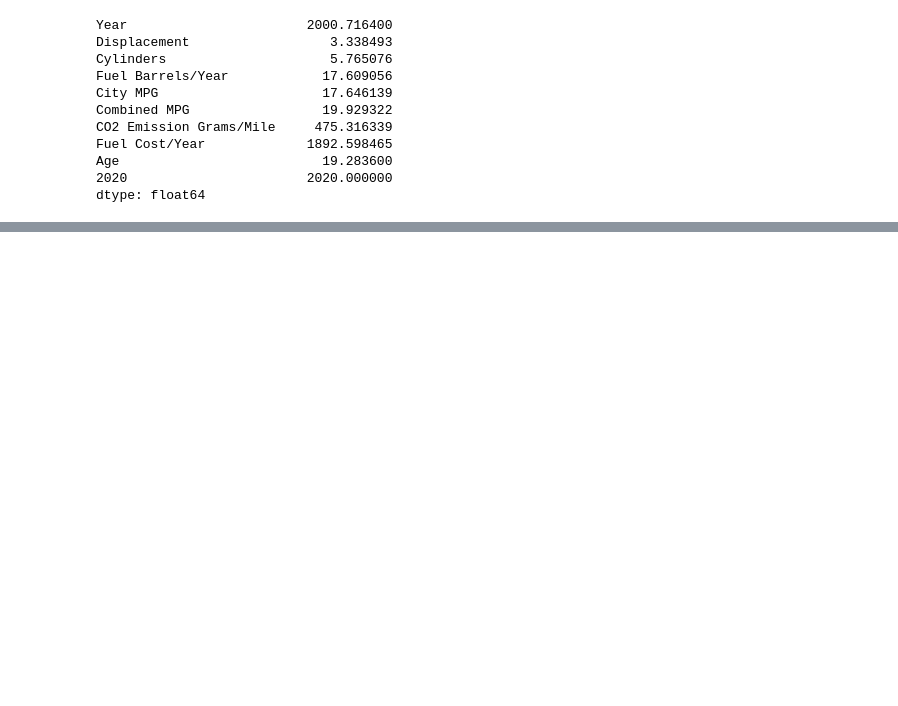
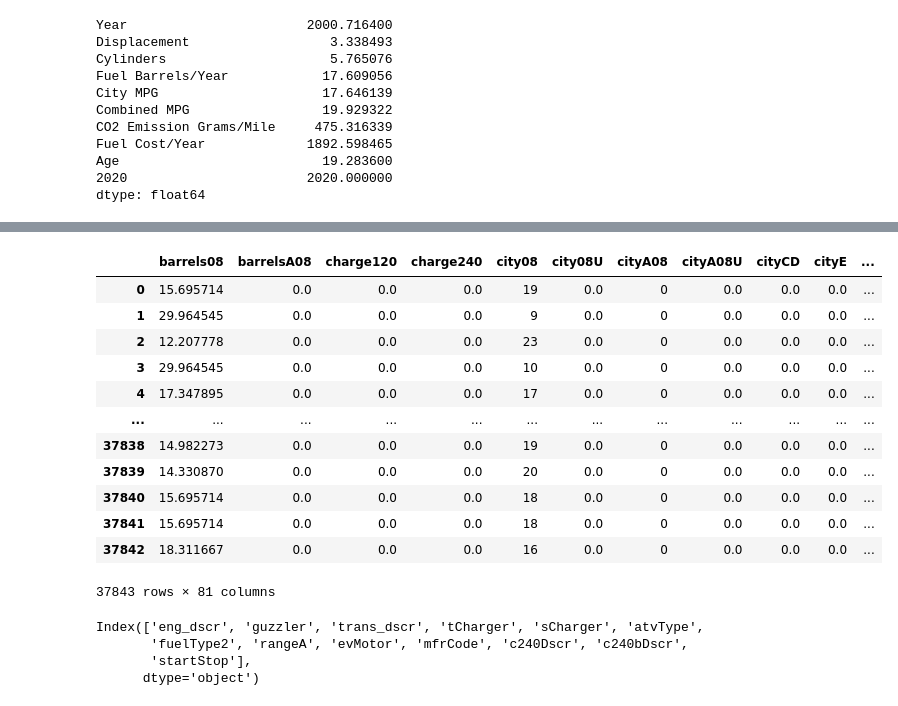
Before and after one commit to vikkieessien/data-pt-ber-08-20, a Jupyter notebook: Labs/module-1_labs/04_pandas/04_lab-data_cleaning/Pandas 2.ipynb, the cells around one changed output, grey strips where cells are left out. Cells and saved outputs as stored; diff of their text form; code cells hidden in the pictures; blank space fills up the shorter version.

```diff
--- a/Labs/module-1_labs/04_pandas/04_lab-data_cleaning/Pandas 2.ipynb
+++ b/Labs/module-1_labs/04_pandas/04_lab-data_cleaning/Pandas 2.ipynb
@@ -412,0 +884,25 @@ df.groupby(['Fuel Type'])['Cylinders', 'City MPG'].mean().reset_index()
+# %%
+# we have discovered that a particular column has too much missing value and its crack, we can decide to drop it
+df.drop(['evMotor','mfrCode'], axis=1)
+# %% [output]
+|  | barrels08 | barrelsA08 | charge120 | charge240 | city08 | city08U | cityA08 | cityA08U | cityCD | cityE | ... |
+| 0 | 15.695714 | 0.0 | 0.0 | 0.0 | 19 | 0.0 | 0 | 0.0 | 0.0 | 0.0 | ... |
+| 1 | 29.964545 | 0.0 | 0.0 | 0.0 | 9 | 0.0 | 0 | 0.0 | 0.0 | 0.0 | ... |
+| 2 | 12.207778 | 0.0 | 0.0 | 0.0 | 23 | 0.0 | 0 | 0.0 | 0.0 | 0.0 | ... |
+| 3 | 29.964545 | 0.0 | 0.0 | 0.0 | 10 | 0.0 | 0 | 0.0 | 0.0 | 0.0 | ... |
+| 4 | 17.347895 | 0.0 | 0.0 | 0.0 | 17 | 0.0 | 0 | 0.0 | 0.0 | 0.0 | ... |
+| ... | ... | ... | ... | ... | ... | ... | ... | ... | ... | ... | ... |
+| 37838 | 14.982273 | 0.0 | 0.0 | 0.0 | 19 | 0.0 | 0 | 0.0 | 0.0 | 0.0 | ... |
+| 37839 | 14.330870 | 0.0 | 0.0 | 0.0 | 20 | 0.0 | 0 | 0.0 | 0.0 | 0.0 | ... |
+| 37840 | 15.695714 | 0.0 | 0.0 | 0.0 | 18 | 0.0 | 0 | 0.0 | 0.0 | 0.0 | ... |
+| 37841 | 15.695714 | 0.0 | 0.0 | 0.0 | 18 | 0.0 | 0 | 0.0 | 0.0 | 0.0 | ... |
+| 37842 | 18.311667 | 0.0 | 0.0 | 0.0 | 16 | 0.0 | 0 | 0.0 | 0.0 | 0.0 | ... |
+37843 rows × 81 columns
+# %%
+# to drop all the columns under here null_cols[null_cols > 10000]
+null_cols[null_cols > 10000].index
+# %% [output]
+Index(['eng_dscr', 'guzzler', 'trans_dscr', 'tCharger', 'sCharger', 'atvType',
+       'fuelType2', 'rangeA', 'evMotor', 'mfrCode', 'c240Dscr', 'c240bDscr',
+       'startStop'],
+      dtype='object')
```
Also changed, not shown: parts of 79 cells of this notebook, 7 other files.
